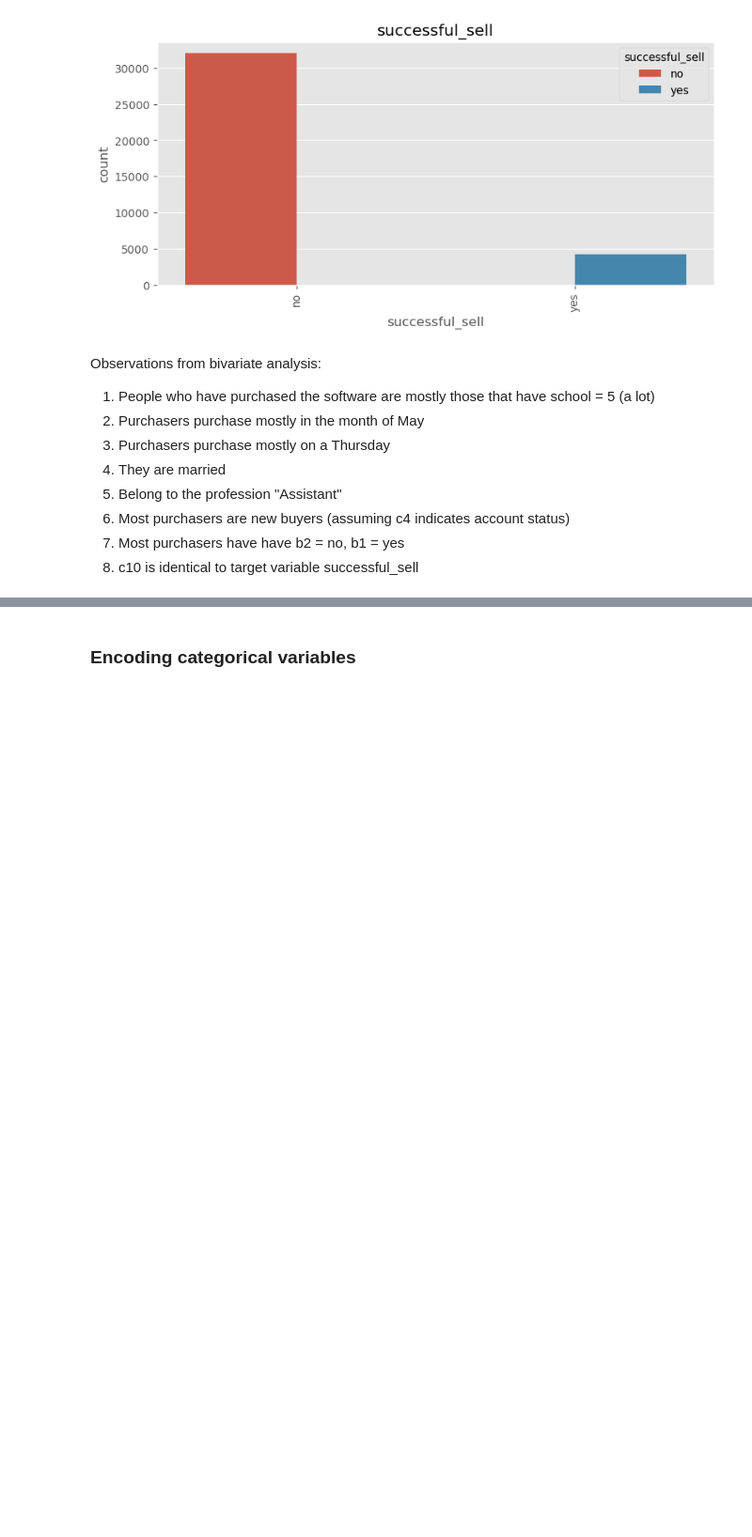
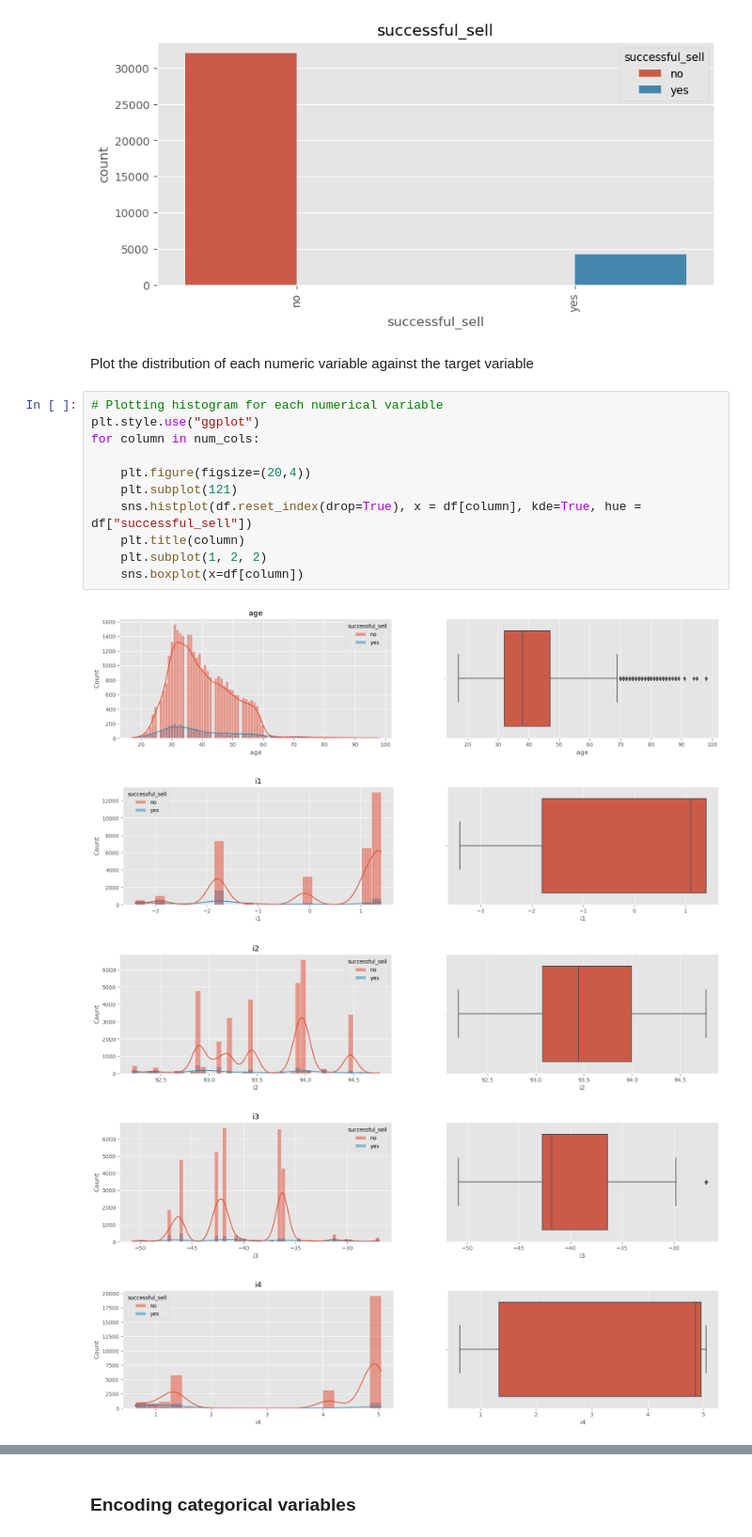
Before and after one commit to shreeya-v-k/phData, a Jupyter notebook: Project_Challenge.ipynb, the cells around one changed output, grey strips where cells are left out. Shown at 94% size. Saved outputs shown, nothing was run; the diff lists cells and outputs as text; blank space fills up the shorter version.

```diff
--- a/Project_Challenge.ipynb
+++ b/Project_Challenge.ipynb
@@ -407,14 +413,22 @@ for column in cat_cols:
 [figure]
 [figure]
 [figure]
-# %% [markdown]
-Observations from bivariate analysis:
-
-1. People who have purchased the software are mostly those that have school = 5 (a lot)
-2. Purchasers purchase mostly in the month of May
-3. Purchasers purchase mostly on a Thursday
-4. They are married
-5. Belong to the profession "Assistant"
-6. Most purchasers are new buyers (assuming c4 indicates account status)
-7. Most purchasers have have b2 = no, b1 = yes
-8. c10 is identical to target variable successful_sell
+# %% [markdown]
+Plot the distribution of each numeric variable against the target variable
+# %%
+# Plotting histogram for each numerical variable
+plt.style.use("ggplot")
+for column in num_cols:
+
+    plt.figure(figsize=(20,4))
+    plt.subplot(121)
+    sns.histplot(df.reset_index(drop=True), x = df[column], kde=True, hue = df["successful_sell"])
+    plt.title(column)
+    plt.subplot(1, 2, 2)
+    sns.boxplot(x=df[column])
+# %% [output]
+[figure, added]
+[figure, added]
+[figure, added]
+[figure, added]
+[figure, added]
```
Also changed, not shown: parts of 6 cells of this notebook.
